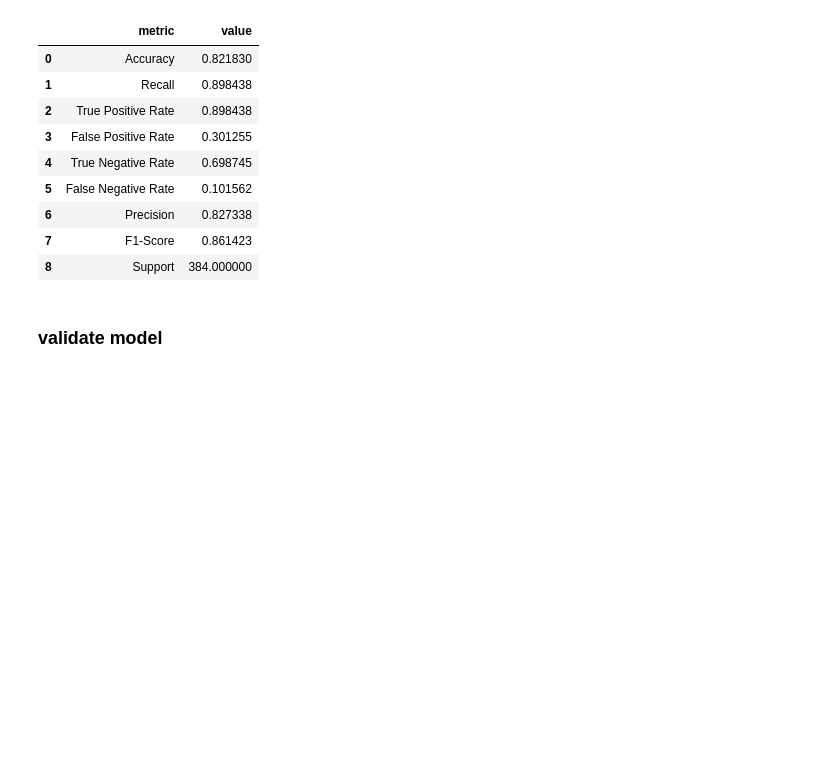
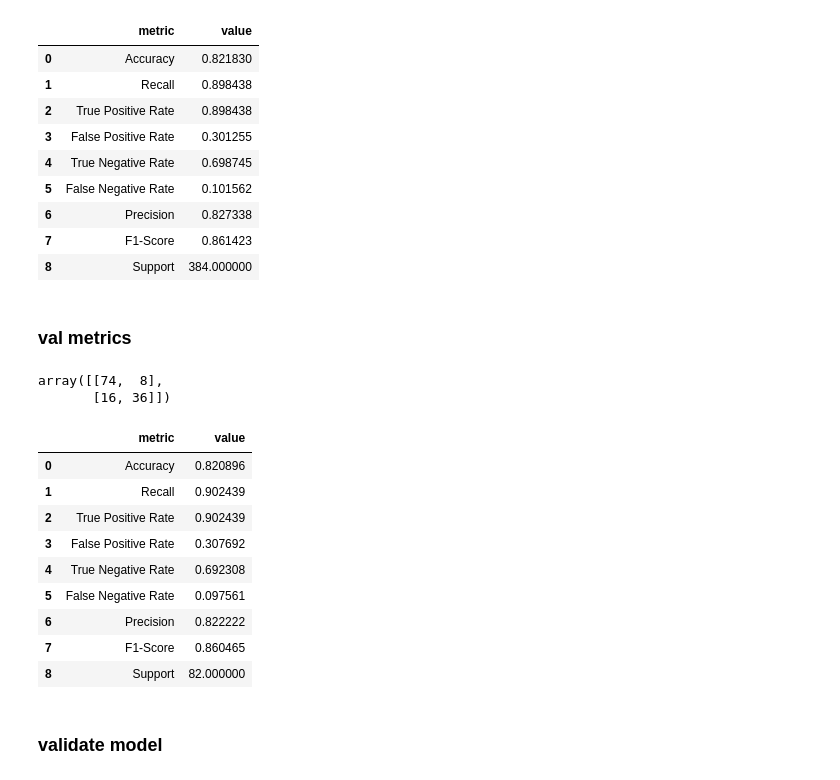
Before and after one commit to TheodoreQuansah/classification_exercises, a Jupyter notebook: knn_model.ipynb, the cells around one changed output. Drawn from its saved outputs; the diff is of its cells as text; code cells hidden in the pictures; blank space fills up the shorter version.

```diff
--- a/knn_model.ipynb
+++ b/knn_model.ipynb
@@ -233,6 +259,27 @@ model_2
 | 6 | Precision | 0.827338 |
 | 7 | F1-Score | 0.861423 |
 | 8 | Support | 384.000000 |
+# %% [markdown]
+### val metrics
+# %%
+confusion_matrix(y_val, v_pred)
+# %% [output]
+array([[74,  8],
+       [16, 36]])
+# %%
+v_model2 = theometrics(74, 36, 16, 8)
+v_model2
+# %% [output]
+|  | metric | value |
+| 0 | Accuracy | 0.820896 |
+| 1 | Recall | 0.902439 |
+| 2 | True Positive Rate | 0.902439 |
+| 3 | False Positive Rate | 0.307692 |
+| 4 | True Negative Rate | 0.692308 |
+| 5 | False Negative Rate | 0.097561 |
+| 6 | Precision | 0.822222 |
+| 7 | F1-Score | 0.860465 |
+| 8 | Support | 82.000000 |
 # %% [markdown]
 ### validate model
 # %%
```
Also changed, not shown: parts of 20 cells of this notebook.
